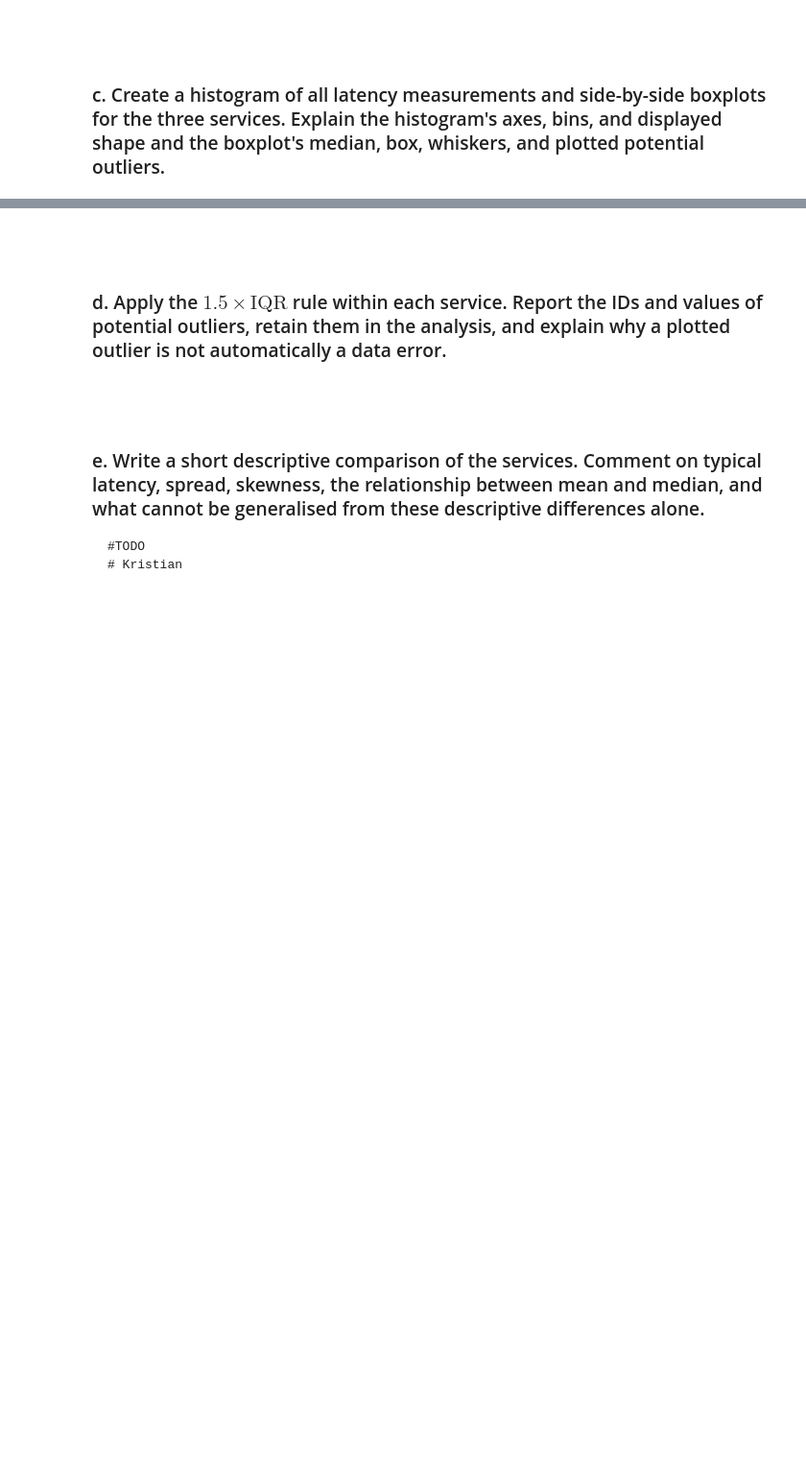
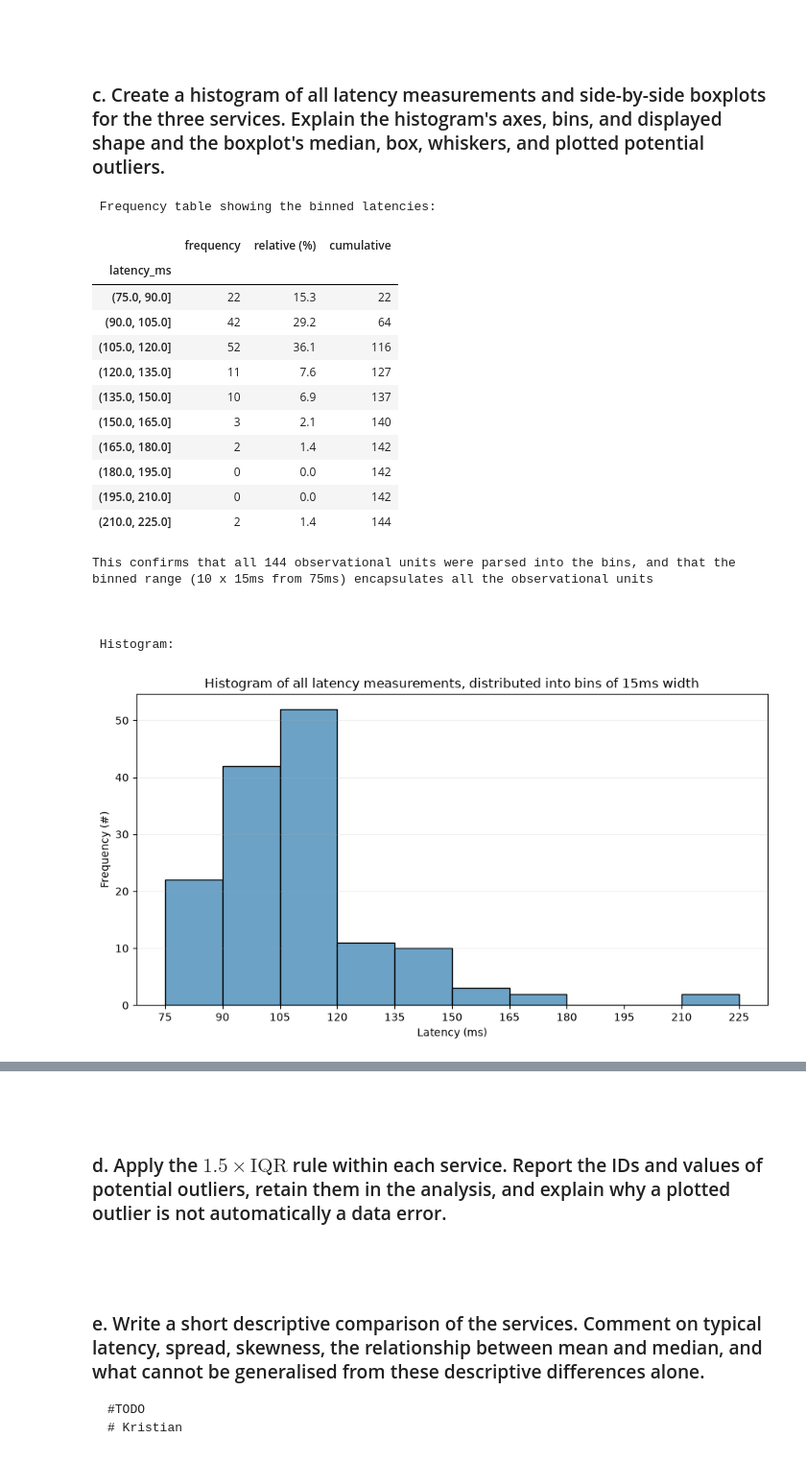
Before and after one commit to Dogmeat2000/sta1, a Jupyter notebook: assignment1/assignment1.ipynb, the cells around one changed output, grey strips where cells are left out. Shown at 96% size. Saved outputs shown, nothing was run; the diff lists cells and outputs as text; code cells hidden in the pictures; blank space fills up the shorter version.

```diff
--- a/assignment1/assignment1.ipynb
+++ b/assignment1/assignment1.ipynb
@@ -162,3 +179,55 @@ IQR          : The spread of the middle 50% of the data (Q3 - Q1). Indicates how
 ### c. Create a histogram of all latency measurements and side-by-side boxplots for the three services. Explain the histogram's axes, bins, and displayed shape and the boxplot's median, box, whiskers, and plotted potential outliers.
 # %%
 # TODO: Kristian
+# A histogram is defined as a bar graph that plots the frequencies of data grouped into bins.
+# We will display an absolute frequency histogram, where the vertical axis will denote the absolute frequency of recorded latencies.
+latencies = digitalServicesData_unmodified['latency_ms'].copy()
+
+# Since the min value of latencies is 75.21ms and max is 223.8ms, that gives a spread between min-max of ~148ms between min & max.
+# I will thus use 10 bins, each with a size of 15ms (total 150ms).
+edges = np.arange(75, latencies.max() + 15, 15)
+binned = pd.cut(latencies, bins=edges)
+
+counts = binned.value_counts().sort_index()
+freq_table = pd.DataFrame({
+    'frequency':    counts,
+    'relative (%)': (counts / counts.sum() * 100).round(1),
+    'cumulative':   counts.cumsum(),
+})
+
+print("\n\033[1m Frequency table showing the binned latencies: \033[0m")
+display(freq_table)
+print("This confirms that all 144 observational units were parsed into the bins, and that the binned range (10 x 15ms from 75ms) encapsulates all the observational units\n\n")
+
+print("\n\033[1m Histogram: \033[0m")
+fig, ax = plt.subplots(figsize=(9,5))
+ax.hist(latencies, bins=edges, edgecolor="black", color="#6CA2C6")
+
+ax.set_xticks(edges)
+ax.set_xlabel("Latency (ms)")
+ax.set_ylabel("Frequency (#)")
+ax.set_title("Histogram of all latency measurements, distributed into bins of 15ms width")
+ax.grid(axis='y', alpha=0.2)
+
+plt.tight_layout()
+plt.show()
+# %% [output]
+ Frequency table showing the binned latencies:
+|  | frequency | relative (%) | cumulative |
+| latency_ms |  |  |  |
+| (75.0, 90.0] | 22 | 15.3 | 22 |
+| (90.0, 105.0] | 42 | 29.2 | 64 |
+| (105.0, 120.0] | 52 | 36.1 | 116 |
+| (120.0, 135.0] | 11 | 7.6 | 127 |
+| (135.0, 150.0] | 10 | 6.9 | 137 |
+| (150.0, 165.0] | 3 | 2.1 | 140 |
+| (165.0, 180.0] | 2 | 1.4 | 142 |
+| (180.0, 195.0] | 0 | 0.0 | 142 |
+| (195.0, 210.0] | 0 | 0.0 | 142 |
+| (210.0, 225.0] | 2 | 1.4 | 144 |
+This confirms that all 144 observational units were parsed into the bins, and that the binned range (10 x 15ms from 75ms) encapsulates all the observational units
+
+
+
+ Histogram:
+[figure, added]
```
Also changed, not shown: parts of 5 cells of this notebook.
